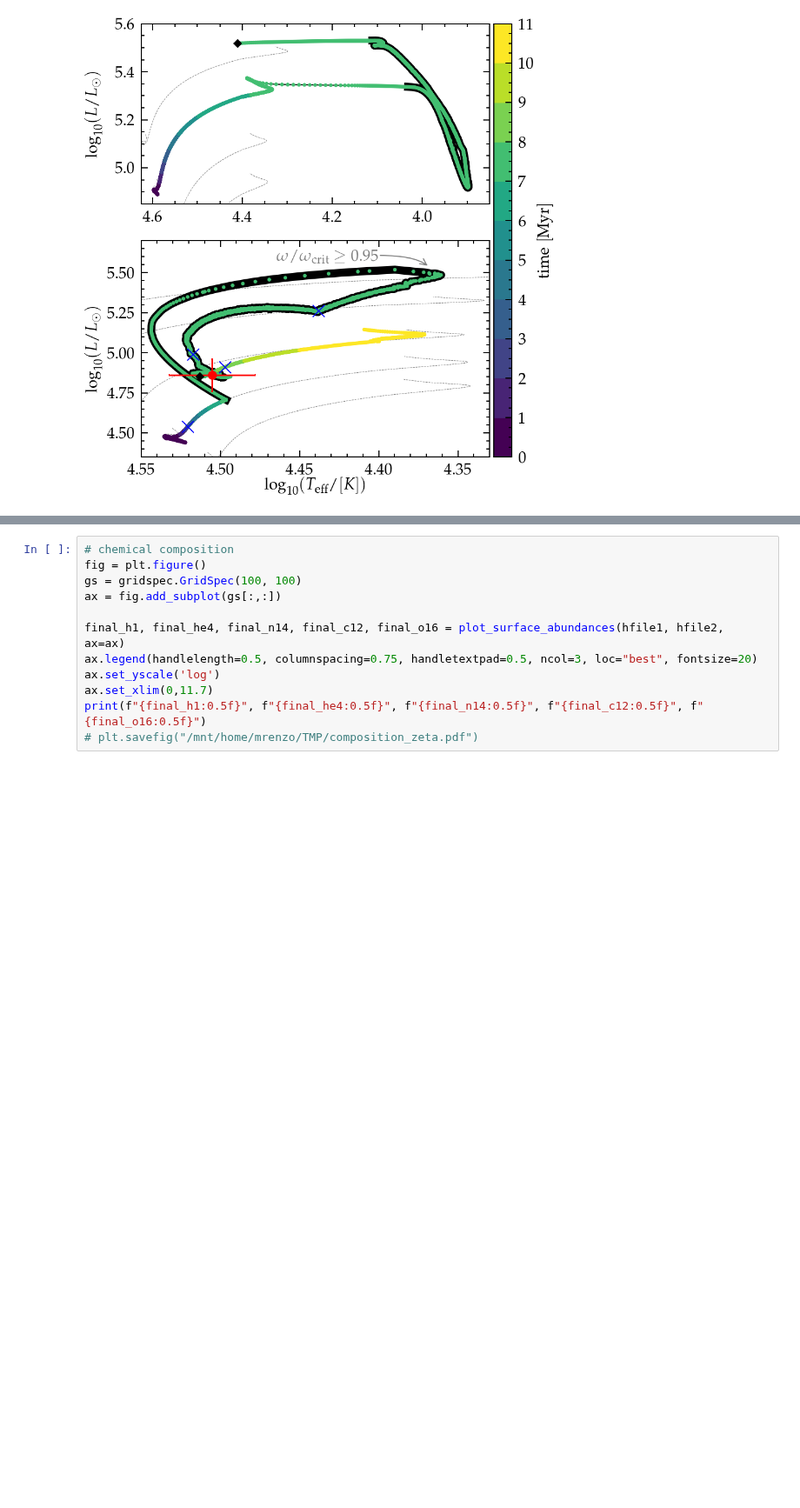
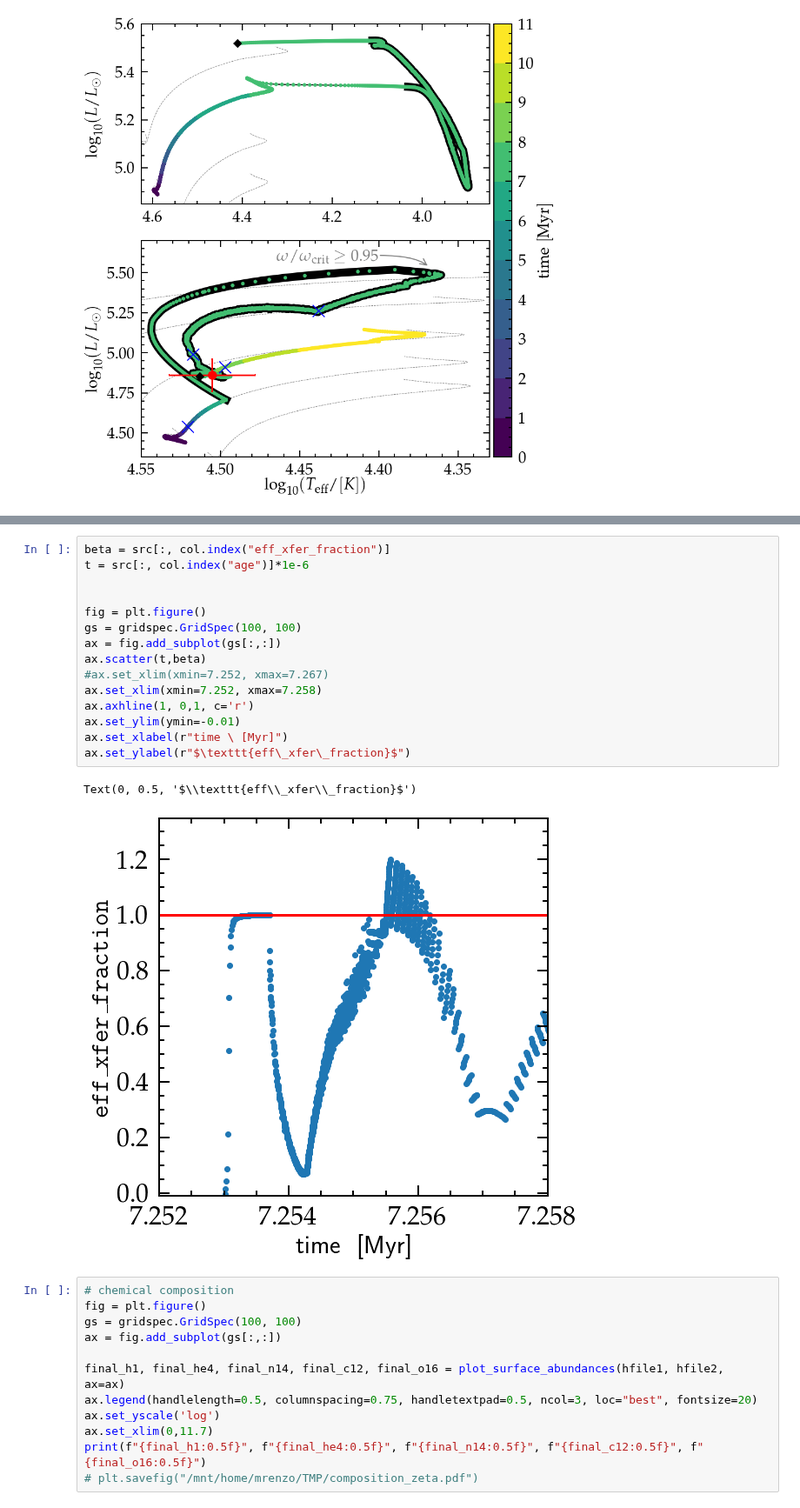
Before and after one commit to mathren/zeta_oph, a Jupyter notebook: notebooks/Best_model.ipynb, the cells around one changed output, grey strips where cells are left out. Shown at 87% size. Drawn from its saved outputs; the diff is of its cells as text; blank space fills up the shorter version.

```diff
--- a/notebooks/Best_model.ipynb
+++ b/notebooks/Best_model.ipynb
@@ -362,3 +348,21 @@ fig.align_labels()
+# %%
+beta = src[:, col.index("eff_xfer_fraction")]
+t = src[:, col.index("age")]*1e-6
+
+
+fig = plt.figure()
+gs = gridspec.GridSpec(100, 100)
+ax = fig.add_subplot(gs[:,:])
+ax.scatter(t,beta)
+#ax.set_xlim(xmin=7.252, xmax=7.267)
+ax.set_xlim(xmin=7.252, xmax=7.258)
+ax.axhline(1, 0,1, c='r')
+ax.set_ylim(ymin=-0.01)
+ax.set_xlabel(r"time \ [Myr]")
+ax.set_ylabel(r"$\texttt{eff\_xfer\_fraction}$")
+# %% [output]
+Text(0, 0.5, '$\\texttt{eff\\_xfer\\_fraction}$')
+[figure, added]
 # %%
 # chemical composition
 fig = plt.figure()
```
Also changed, not shown: parts of 2 cells of this notebook, 1 other file.
